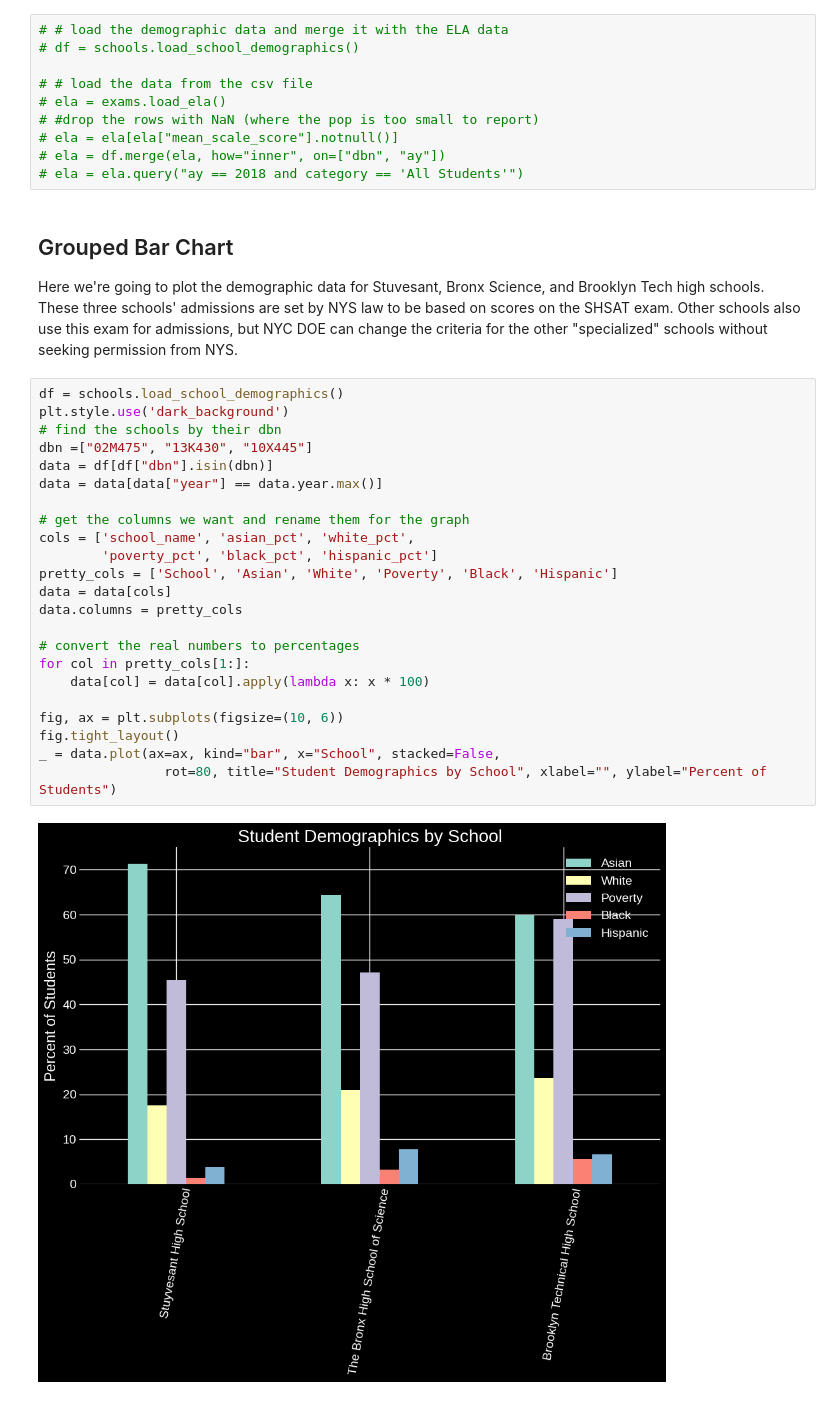
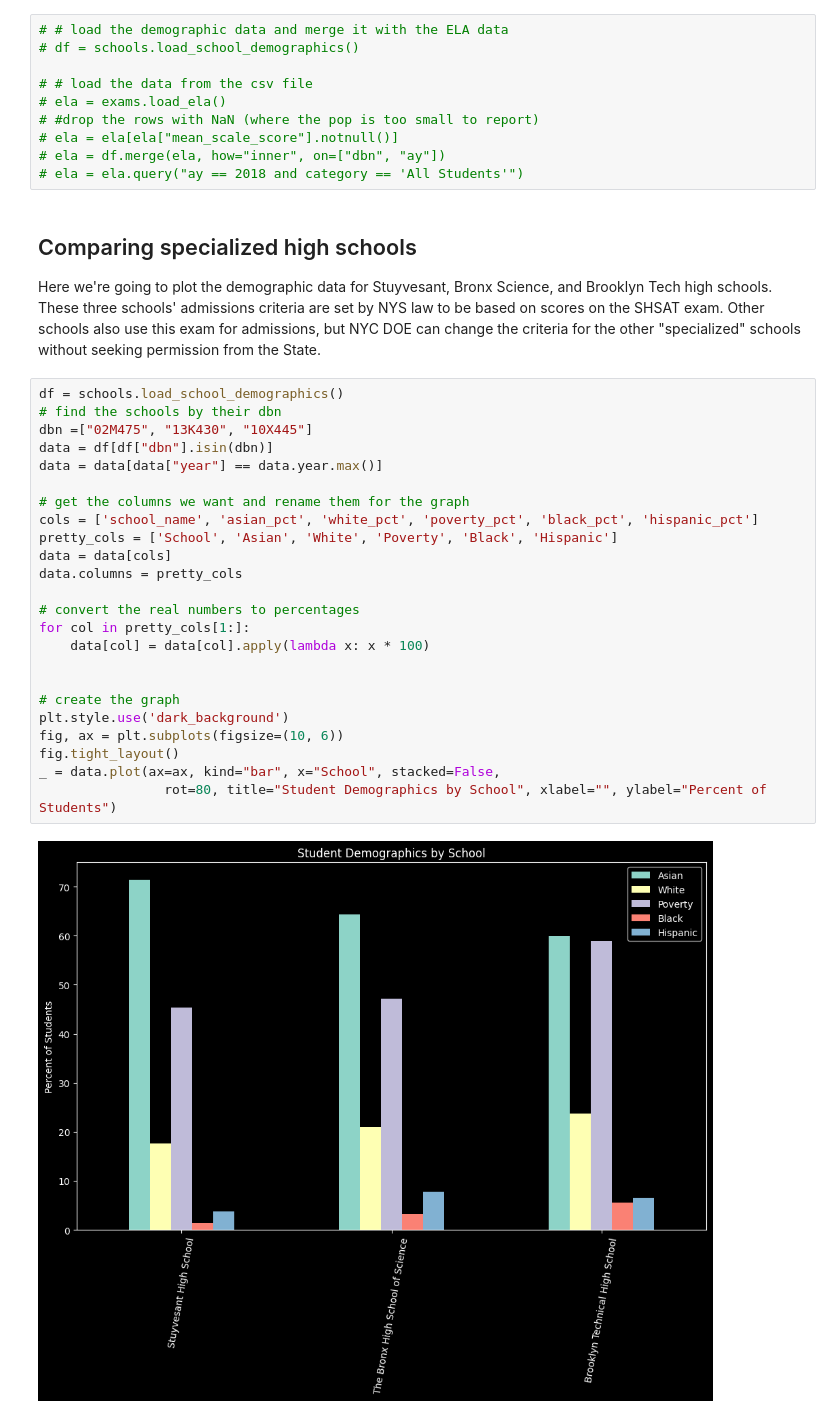
Before and after one commit to adelphi-ed-tech/nycschools, a Jupyter notebook: book/nb/03-Graphs-and-Charts/02-grouped-bar-chart.ipynb, the cells around one changed output. Saved outputs shown, nothing was run; the diff lists cells and outputs as text.

Commit message:
basic grouped bar chart code working

```diff
--- a/book/nb/03-Graphs-and-Charts/02-grouped-bar-chart.ipynb
+++ b/book/nb/03-Graphs-and-Charts/02-grouped-bar-chart.ipynb
@@ -32,35 +32,36 @@ from nycschools import schools, ui, exams, nysed
 # ela = df.merge(ela, how="inner", on=["dbn", "ay"])
 # ela = ela.query("ay == 2018 and category == 'All Students'")
 # %% [markdown]
-Grouped Bar Chart
----------------------------
+Comparing specialized high schools
+----------------------------------
 
-Here we're going to plot the demographic data for Stuvesant, Bronx Science, and Brooklyn Tech
-high schools. These three schools' admissions are set by NYS law to be based on scores on the SHSAT
+Here we're going to plot the demographic data for Stuyvesant, Bronx Science, and Brooklyn Tech
+high schools. These three schools' admissions criteria are set by NYS law to be based on scores on the SHSAT
 exam. Other schools also use this exam for admissions, but NYC DOE can change the criteria for the
-other "specialized" schools without seeking permission from NYS.
+other "specialized" schools without seeking permission from the State.
 # %%
 df = schools.load_school_demographics()
-plt.style.use('dark_background')
 # find the schools by their dbn
 dbn =["02M475", "13K430", "10X445"]
 data = df[df["dbn"].isin(dbn)]
 data = data[data["year"] == data.year.max()]
 
 # get the columns we want and rename them for the graph
-cols = ['school_name', 'asian_pct', 'white_pct',
-        'poverty_pct', 'black_pct', 'hispanic_pct']
+cols = ['school_name', 'asian_pct', 'white_pct', 'poverty_pct', 'black_pct', 'hispanic_pct']
 pretty_cols = ['School', 'Asian', 'White', 'Poverty', 'Black', 'Hispanic']
 data = data[cols]
 data.columns = pretty_cols
 
 # convert the real numbers to percentages
 for col in pretty_cols[1:]:
     data[col] = data[col].apply(lambda x: x * 100)
 
+
+# create the graph
+plt.style.use('dark_background')
 fig, ax = plt.subplots(figsize=(10, 6))
 fig.tight_layout()
 _ = data.plot(ax=ax, kind="bar", x="School", stacked=False,
                 rot=80, title="Student Demographics by School", xlabel="", ylabel="Percent of Students")
 # %% [output]
-[figure, old version]
+[figure, new version]
```
Also changed, not shown: parts of 12 cells of this notebook.
